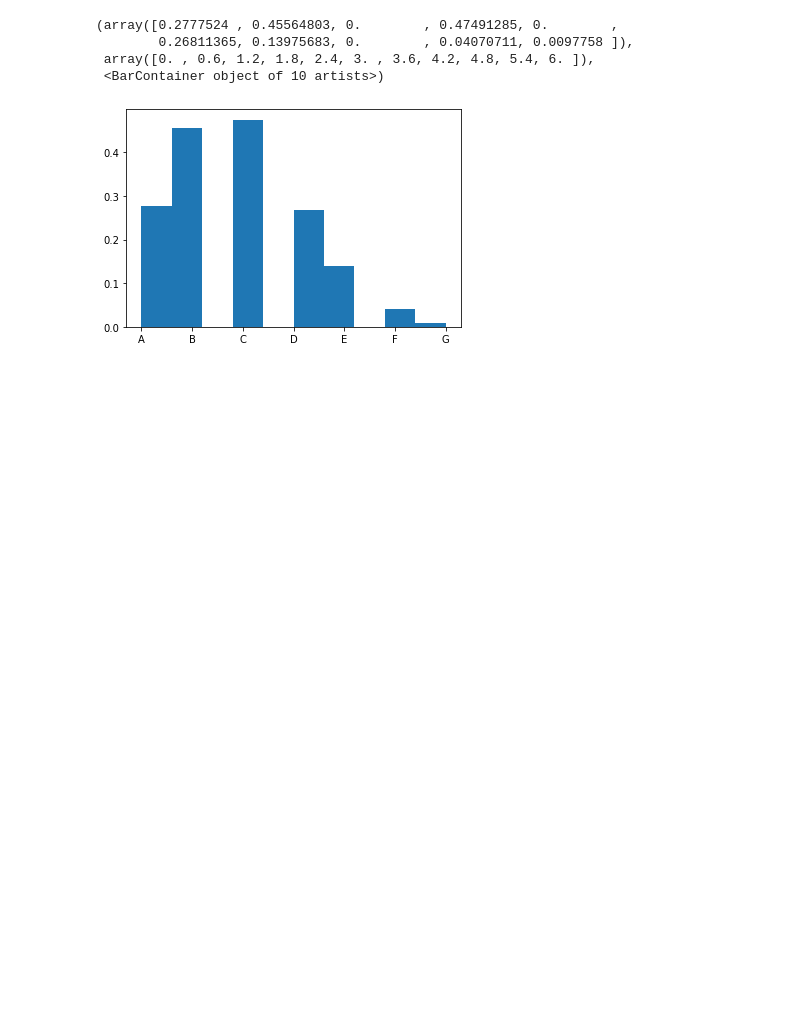
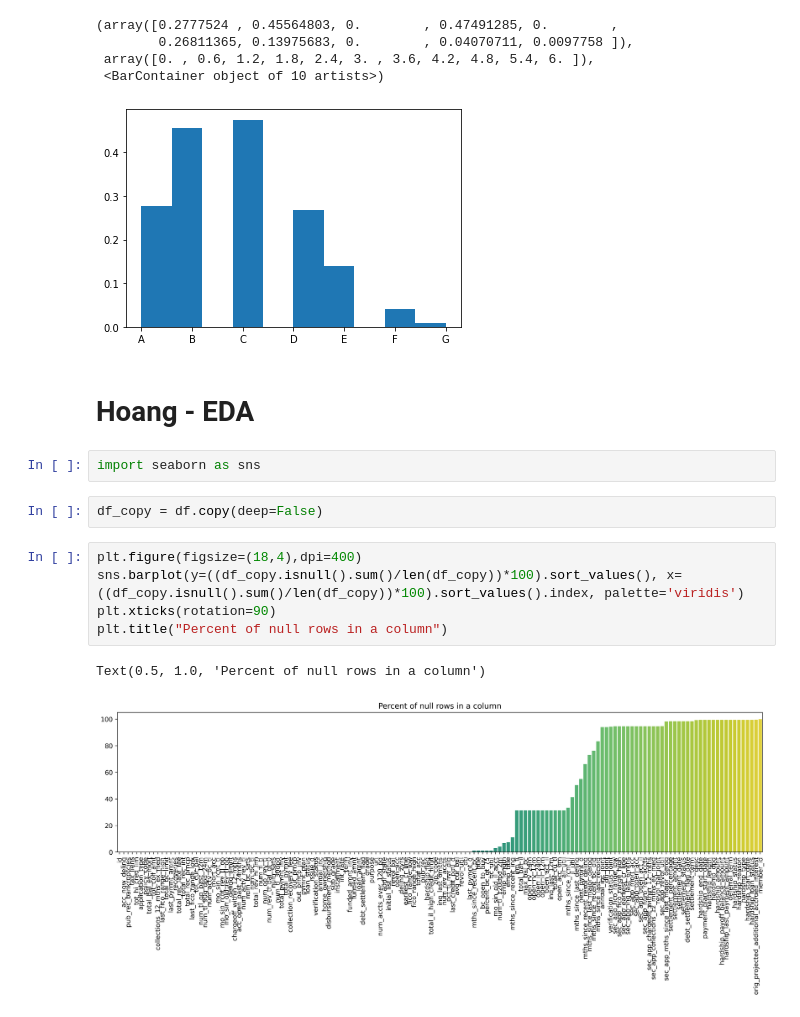
Before and after one commit to agnim25/citadel_summer_datathon_2022, a Jupyter notebook: exploratory_analysis.ipynb, the cells around one changed output. Drawn from its saved outputs; the diff is of its cells as text; blank space fills up the shorter version.

Commit message:
Hoang-EDA

```diff
--- a/exploratory_analysis.ipynb
+++ b/exploratory_analysis.ipynb
@@ -101,3 +107,17 @@ plt.hist(sorted(df['grade'][df['issue_d'] < pd.to_datetime(['01-01-2016'])[0]]),
  array([0. , 0.6, 1.2, 1.8, 2.4, 3. , 3.6, 4.2, 4.8, 5.4, 6. ]),
  <BarContainer object of 10 artists>)
 [figure]
+# %% [markdown]
+# Hoang - EDA
+# %%
+import seaborn as sns
+# %%
+df_copy = df.copy(deep=False)
+# %%
+plt.figure(figsize=(18,4),dpi=400)
+sns.barplot(y=((df_copy.isnull().sum()/len(df_copy))*100).sort_values(), x=((df_copy.isnull().sum()/len(df_copy))*100).sort_values().index, palette='viridis')
+plt.xticks(rotation=90)
+plt.title("Percent of null rows in a column")
+# %% [output]
+Text(0.5, 1.0, 'Percent of null rows in a column')
+[figure, added]
```
Also changed, not shown: parts of 16 cells of this notebook, 1 other file.
